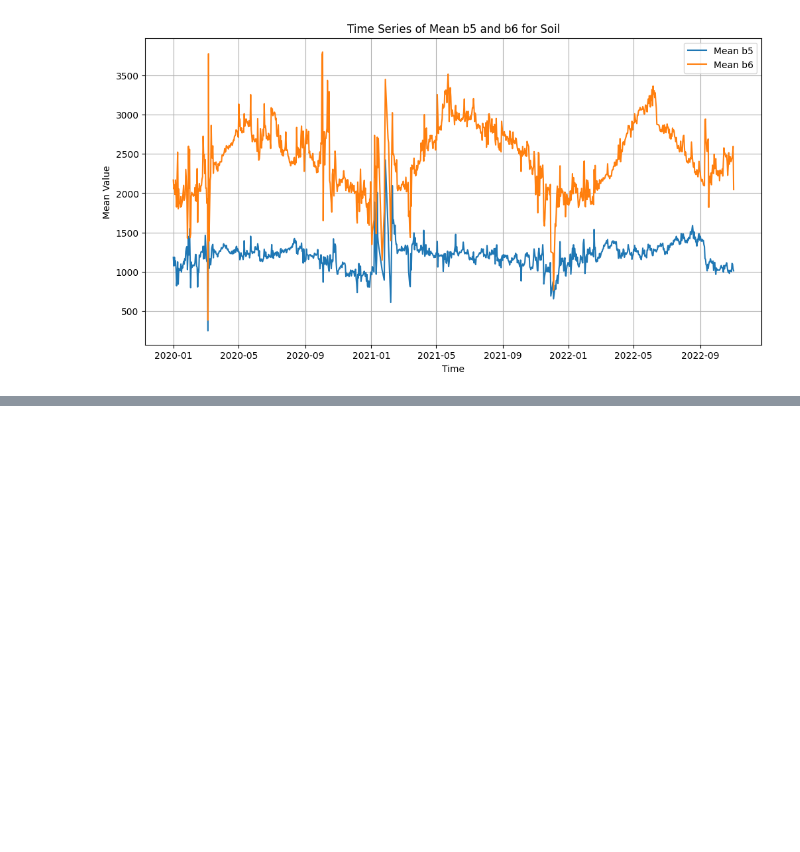
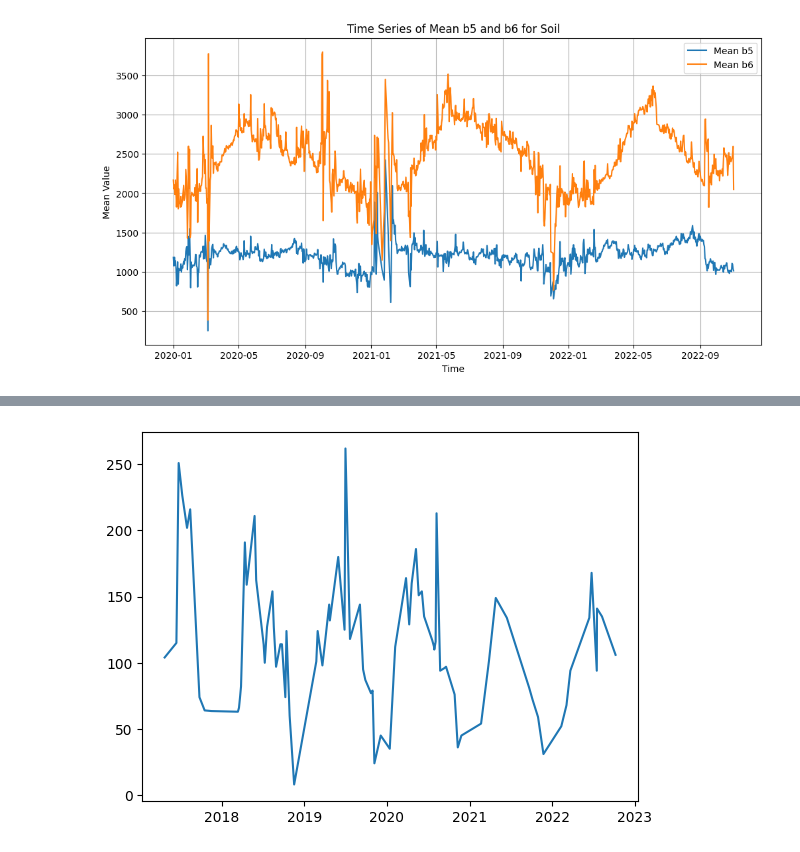
Before and after one commit to RafaelRiesle/tree_classification, a Jupyter notebook: notebooks/evelin/analysis_spectral_bands.ipynb, the cells around one changed output, grey strips where cells are left out. Cells and saved outputs as stored; diff of their text form; code cells hidden in the pictures; blank space fills up the shorter version.

```diff
--- a/notebooks/evelin/analysis_spectral_bands.ipynb
+++ b/notebooks/evelin/analysis_spectral_bands.ipynb
@@ -243,0 +268,10 @@ plt.show()
+# %%
+df_clean_interp = df_clean.copy()
+df_clean_interp.loc[df_clean_interp["b4"] == 0, "b4"] = np.nan
+
+df_clean_interp = df_clean_interp.sort_values(["id", "time"])
+
+# interpolate per id
+df_clean_interp["b4"] = df_clean_interp.groupby("id")["b4"].transform(
+    lambda x: x.interpolate(method="linear")
+)
@@ -243,0 +282,8 @@ plt.show()
+# %%
+id = 9860
+df_sub = df_clean_interp[df_clean_interp["id"]==id]
+
+plt.plot(df_sub["time"], df_sub["b4"])
+plt.show()
+# %% [output]
+[figure, added]
```
Also changed, not shown: parts of 5 cells of this notebook.
